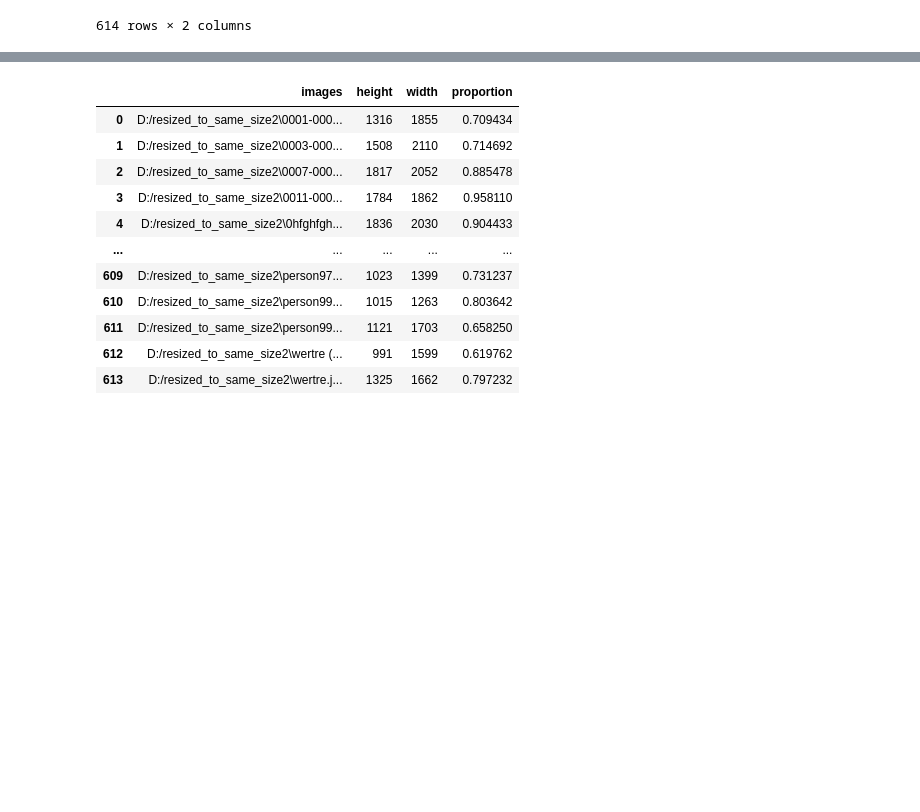
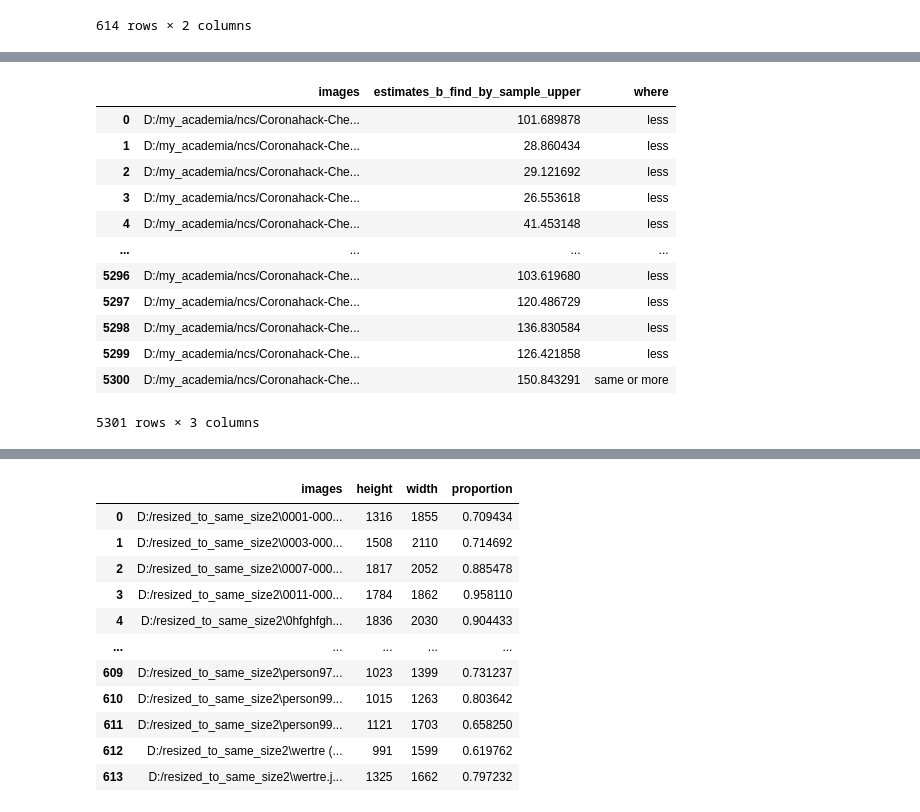
Before and after one commit to drcandacemakedamoore/cleanX, a Jupyter notebook: workflow_demo/cleanX_run_example.ipynb, the cells around one changed output, grey strips where cells are left out. Cells and saved outputs as stored; diff of their text form; code cells hidden in the pictures; blank space fills up the shorter version.

```diff
--- a/workflow_demo/cleanX_run_example.ipynb
+++ b/workflow_demo/cleanX_run_example.ipynb
@@ -334,0 +366,19 @@ df_unbias
+# %%
+# let's look at a sample of upper part of images and see if there are outliers
+lovereturned = cx.find_by_sample_upper(origin_folder, 10, 150)
+# %%
+lovereturned
+# %% [output]
+|  | images | estimates_b_find_by_sample_upper | where |
+| 0 | D:/my_academia/ncs/Coronahack-Che... | 101.689878 | less |
+| 1 | D:/my_academia/ncs/Coronahack-Che... | 28.860434 | less |
+| 2 | D:/my_academia/ncs/Coronahack-Che... | 29.121692 | less |
+| 3 | D:/my_academia/ncs/Coronahack-Che... | 26.553618 | less |
+| 4 | D:/my_academia/ncs/Coronahack-Che... | 41.453148 | less |
+| ... | ... | ... | ... |
+| 5296 | D:/my_academia/ncs/Coronahack-Che... | 103.619680 | less |
+| 5297 | D:/my_academia/ncs/Coronahack-Che... | 120.486729 | less |
+| 5298 | D:/my_academia/ncs/Coronahack-Che... | 136.830584 | less |
+| 5299 | D:/my_academia/ncs/Coronahack-Che... | 126.421858 | less |
+| 5300 | D:/my_academia/ncs/Coronahack-Che... | 150.843291 | same or more |
+5301 rows × 3 columns
```
Also changed, not shown: parts of 25 cells of this notebook.
